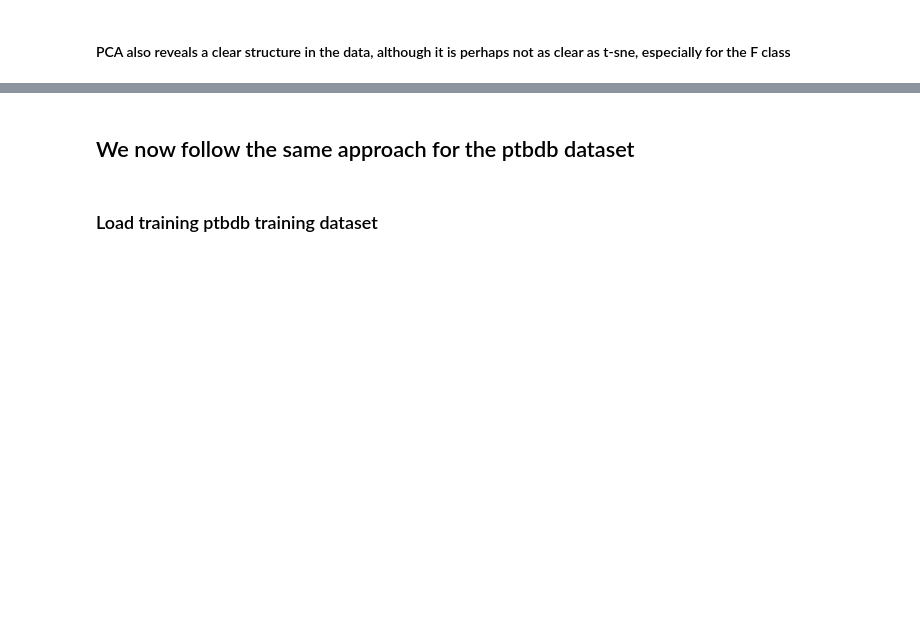
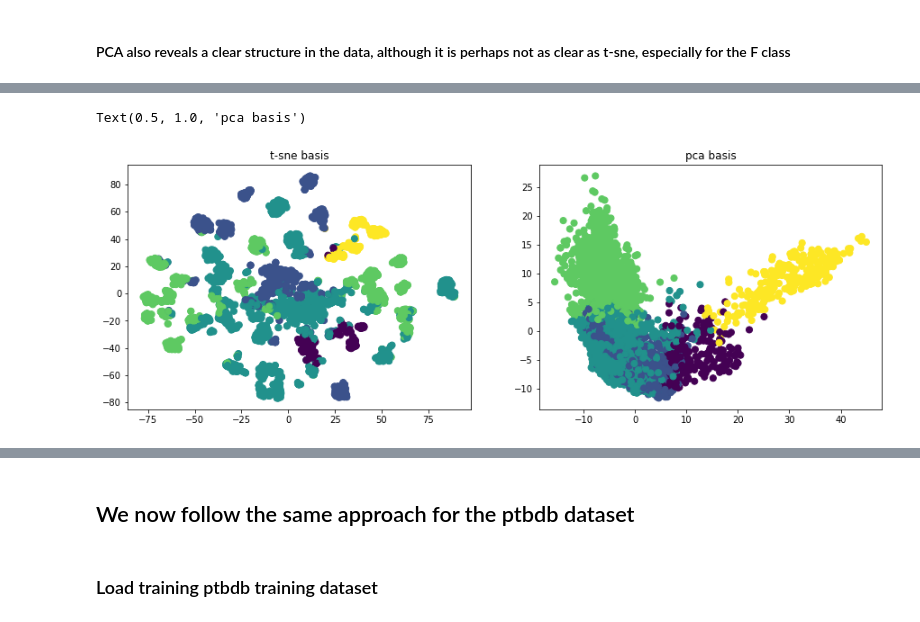
Before and after one commit to CarlosGomes98/ECG-Classification, a Jupyter notebook: Visualization.ipynb, the cells around one changed output, grey strips where cells are left out. Drawn from its saved outputs; the diff is of its cells as text; code cells hidden in the pictures; blank space fills up the shorter version.

Commit message:
Nice clustering visualization

```diff
--- a/Visualization.ipynb
+++ b/Visualization.ipynb
@@ -147,0 +155,16 @@ plt.legend(handles=colors_artists)
+# %%
+clf = KMeans(n_clusters=5).fit(embedings)
+y_means = clf.predict(embedings[subset])
+# %%
+fig,a = plt.subplots(2, 2)
+fig.set_figheight(5)
+fig.set_figwidth(15)
+a[0][0]scatter([components[i, 0] for i in range(subset_size)], [components[i, 1] for i in range(subset_size)],
+                 c=[colors[Y[subset[i]]] for i in range(subset_size)], label=[Y[subset[i]] for i in range(subset_size)], alpha=0.4)
+a[1][0].scatter(t_sne[:, 0], t_sne[:, 1], c=y_means, s=50, cmap='viridis')
+a[0][0].set_title('t-sne basis')
+a[1].scatter(components[:, 0], components[:, 1], c=y_means, s=50, cmap='viridis')
+a[1].set_title('pca basis')
+# %% [output]
+Text(0.5, 1.0, 'pca basis')
+[figure, added]
```
Also changed, not shown: parts of 5 cells of this notebook.
